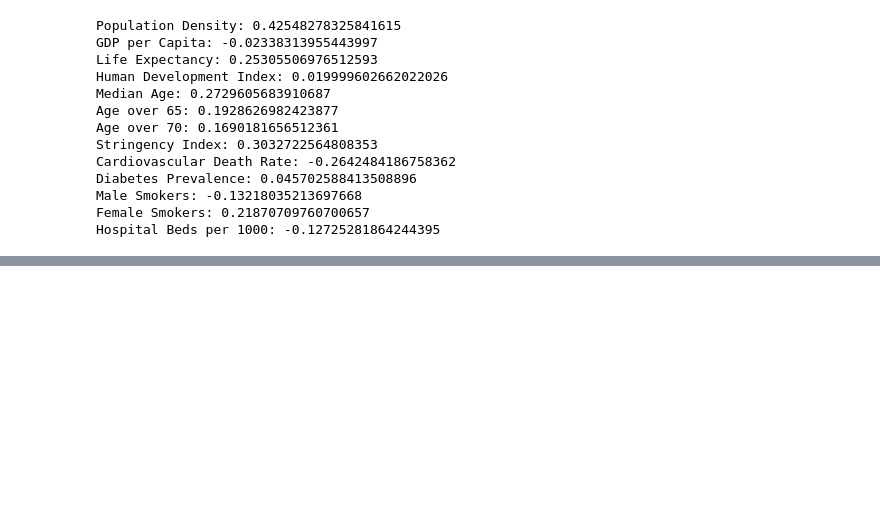
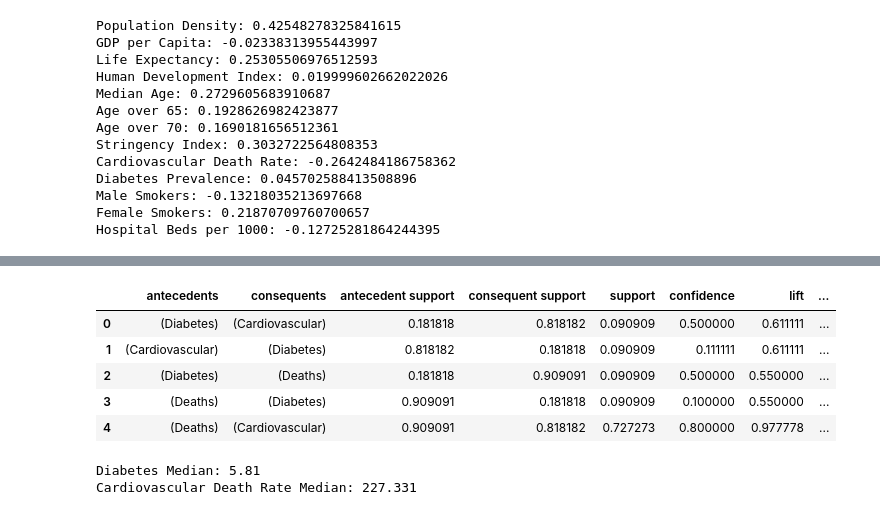
Before and after one commit to schagan2/Project_Group_5-Covid-19, a Jupyter notebook: Deliverable_3.ipynb, the cells around one changed output, grey strips where cells are left out. Saved outputs shown, nothing was run; the diff lists cells and outputs as text; code cells hidden in the pictures; blank space fills up the shorter version.

```diff
--- a/Deliverable_3.ipynb
+++ b/Deliverable_3.ipynb
@@ -409,0 +443,33 @@ Hospital Beds per 1000: -0.12725281864244395
+# %%
+# basket = (df[df['Country'] =="France"]
+#           .groupby(['InvoiceNo', 'Description'])['Quantity']
+#           .sum().unstack().reset_index().fillna(0)
+#           .set_index('InvoiceNo'))
+
+# basket = (european_subset.groupby(["iso_code"])["diabetes_prevalence"]
+#           .max().unstack())
+#print(diabetes_prevalence)
+# print(cardiovascular_death_rate)
+# plt.boxplot(diabetes_prevalence)
+# plt.show()
+
+
+data = [[ 1,0,1],
+       [1,1,0],
+       [0,1,1],
+       [0,0,1],
+       [0,1,1],
+       [0,1,1],
+        [0,1,1],
+        [0,1,1],
+        [0,1,1],
+        [0,1,1],
+        [0,1,1]
+       ]
+
+test_df = pd.DataFrame(data, columns=["Diabetes",
+                                      "Cardiovascular",
+                                      "Deaths"])
+
+
+test_df.head()
@@ -409,0 +483,22 @@ Hospital Beds per 1000: -0.12725281864244395
+# %%
+
+#basket = test_df.groupby(["Diabetes", "Cardiovascular"])
+#test_df.set_index('Country')
+
+frequent_itemsets = apriori(test_df, min_support=0.01, use_colnames=True)
+
+rules = association_rules(frequent_itemsets, metric="lift", min_threshold=0.5)
+rules.head()
+# %% [output]
+|  | antecedents | consequents | antecedent support | consequent support | support | confidence | lift | ... |
+| 0 | (Diabetes) | (Cardiovascular) | 0.181818 | 0.818182 | 0.090909 | 0.500000 | 0.611111 | ... |
+| 1 | (Cardiovascular) | (Diabetes) | 0.818182 | 0.181818 | 0.090909 | 0.111111 | 0.611111 | ... |
+| 2 | (Diabetes) | (Deaths) | 0.181818 | 0.909091 | 0.090909 | 0.500000 | 0.550000 | ... |
+| 3 | (Deaths) | (Diabetes) | 0.909091 | 0.181818 | 0.090909 | 0.100000 | 0.550000 | ... |
+| 4 | (Deaths) | (Cardiovascular) | 0.909091 | 0.818182 | 0.727273 | 0.800000 | 0.977778 | ... |
+# %%
+print("Diabetes Median: " + str(diabetes_prevalence.median()))
+print("Cardiovascular Death Rate Median: " + str(cardiovascular_death_rate.median()))
+# %% [output]
+Diabetes Median: 5.81
+Cardiovascular Death Rate Median: 227.331
```
Also changed, not shown: parts of 9 cells of this notebook.
